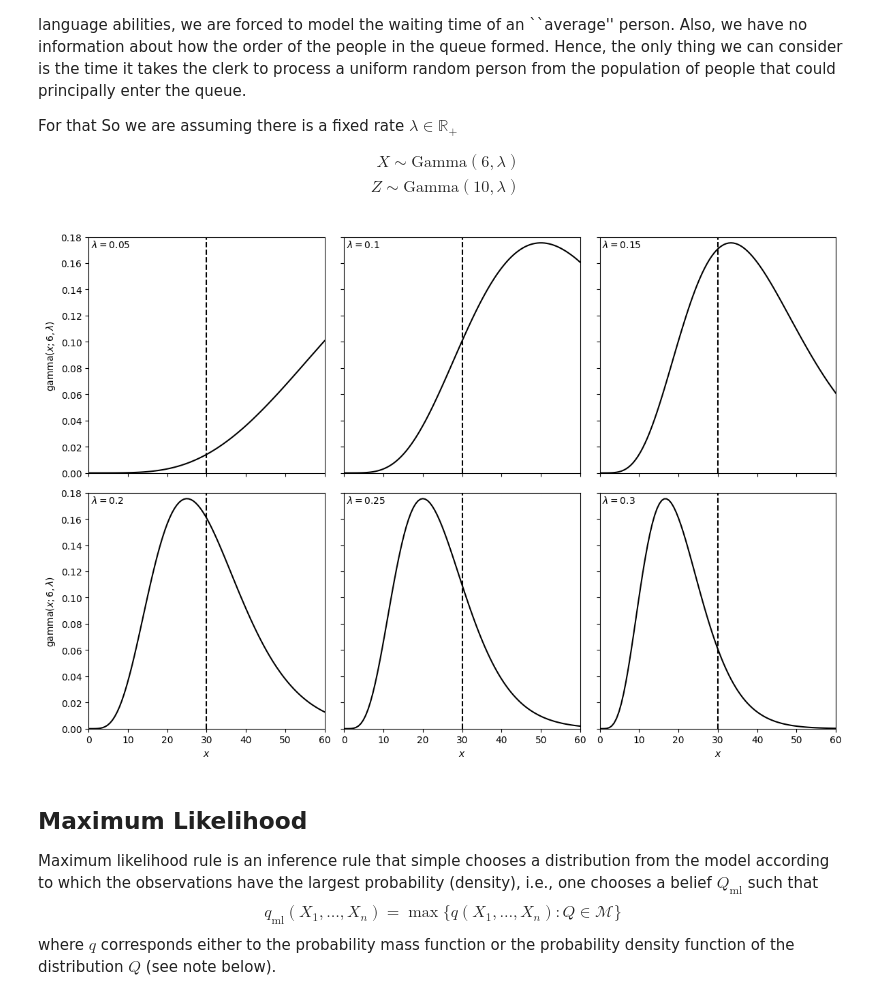
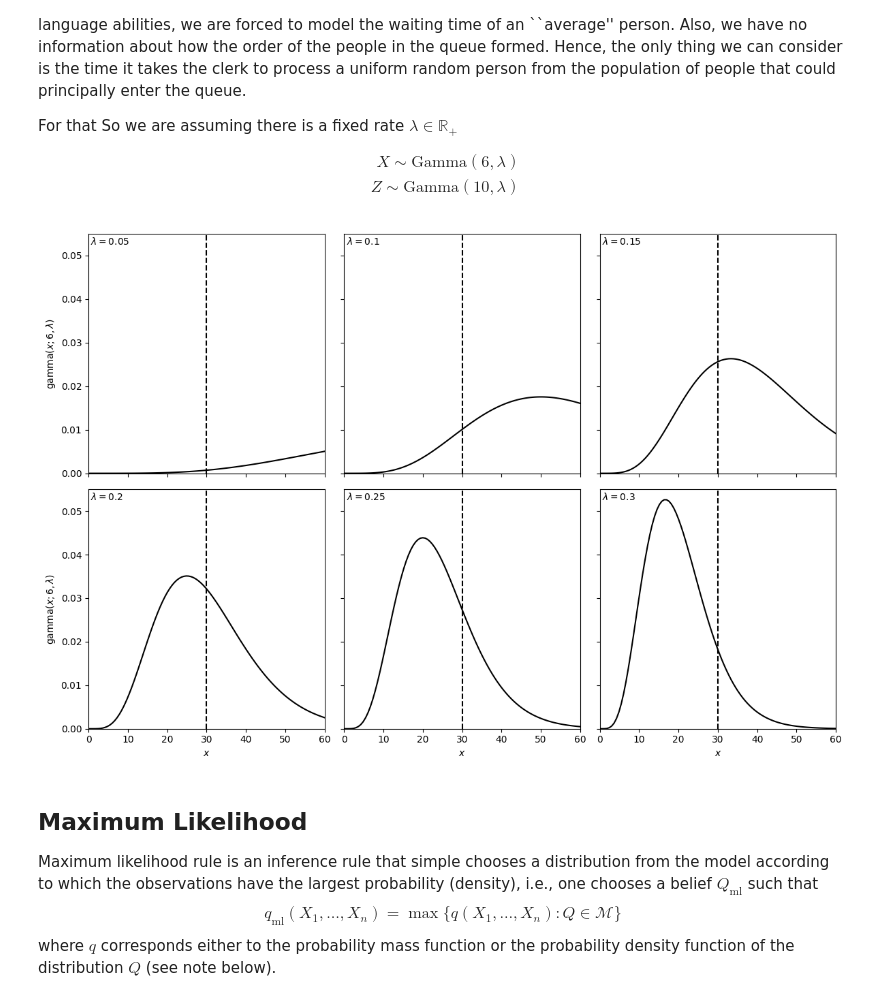
Before and after one commit to marioboley/Uni-Haifa-214.4312-Code, a Jupyter notebook: 2.1_models.ipynb, the cells around one changed output. Saved outputs shown, nothing was run; the diff lists cells and outputs as text; code cells hidden in the pictures.

```diff
--- a/2.1_models.ipynb
+++ b/2.1_models.ipynb
@@ -70,30 +70,31 @@ $$
 # %%
 import numpy as np
 from scipy.special import gamma
 from matplotlib import pyplot as plt
 
 def gamma_pdf(x, a, lam):
-    return (lam*x)**(a-1)*np.exp(-lam*x)/gamma(a)
+    return lam**a / gamma(a) * x**(a-1) * np.exp(-lam*x)
+    # return (lam*x)**(a-1)*np.exp(-lam*x)/gamma(a)
 
 lams = np.array([[0.05, 0.1, 0.15],
                  [0.2, 0.25, 0.3]])
 
 xs = np.linspace(0, 60, 100)
 
 fig, ax = plt.subplots(2, 3, figsize=(12, 8), tight_layout=True, sharex=True, sharey=True)
 for i in range(2):
     ax[i][0].set_ylabel(r'$\mathrm{gamma}(x; 6, \lambda)$')
     for j in range(3):
         ax[i][j].plot(xs, gamma_pdf(xs, 6, lams[i][j]), c='k')
         ax[i][j].axvline(30, c='k', ls='--')
         ax[i][j].text(0.01, 0.99, f'$\\lambda={lams[i][j]}$', transform=ax[i][j].transAxes, verticalalignment='top')
 for j in range(3): ax[1][j].set_xlabel('$x$')
 ax[0][0].set_xmargin(0)
-ax[0][0].set_ylim(0, 0.18)
+ax[0][0].set_ylim(0, 0.055)
 
 plt.show()
 # %% [output]
-[figure, old version]
+[figure, new version]
 # %% [markdown]
 ## Maximum Likelihood
 
```
Also changed, not shown: parts of 4 cells of this notebook.
